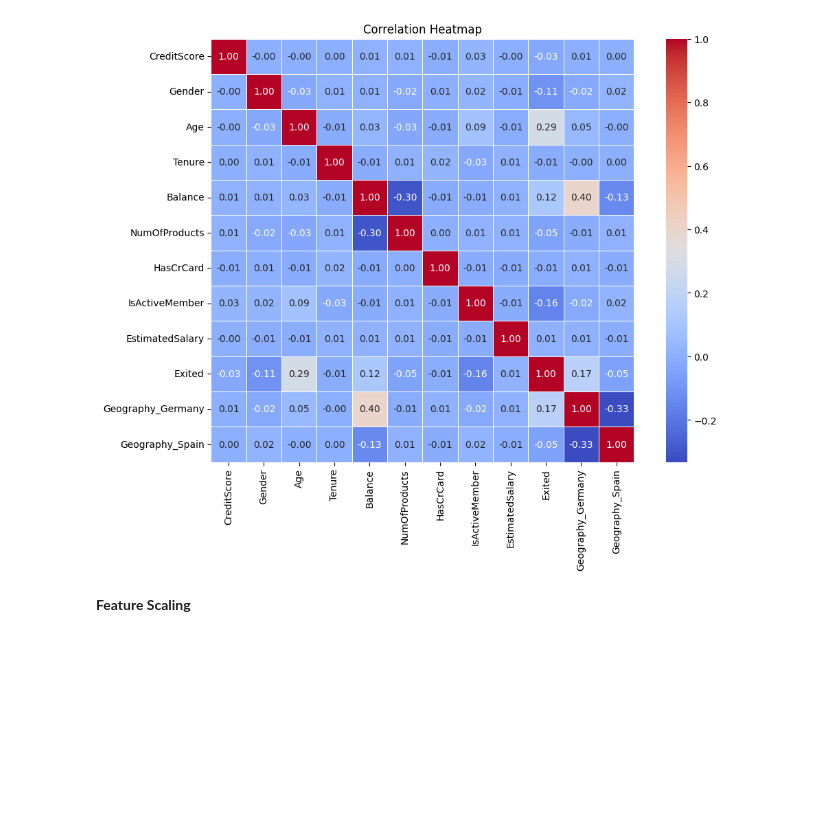
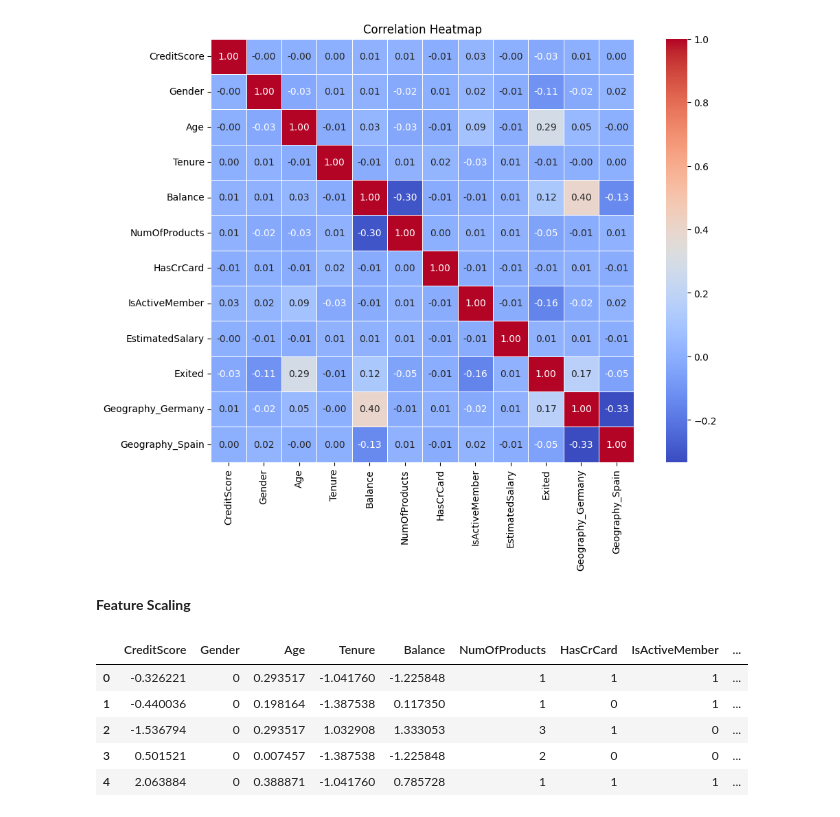
Before and after one commit to athulrj02/Churn-Modelling, a Jupyter notebook: py-code.ipynb, the cells around one changed output. Saved outputs shown, nothing was run; the diff lists cells and outputs as text; code cells hidden in the pictures; blank space fills up the shorter version.

```diff
--- a/py-code.ipynb
+++ b/py-code.ipynb
@@ -164,3 +164,19 @@ plt.show()
 [figure]
 # %% [markdown]
 **Feature Scaling**
+# %%
+# Columns to scale
+num_cols = ['CreditScore', 'Age', 'Tenure', 'Balance', 'EstimatedSalary']
+scaler = StandardScaler()
+
+# Fit and transform numerical columns
+df[num_cols] = scaler.fit_transform(df[num_cols])
+# %%
+df.head()
+# %% [output]
+|  | CreditScore | Gender | Age | Tenure | Balance | NumOfProducts | HasCrCard | IsActiveMember | ... |
+| 0 | -0.326221 | 0 | 0.293517 | -1.041760 | -1.225848 | 1 | 1 | 1 | ... |
+| 1 | -0.440036 | 0 | 0.198164 | -1.387538 | 0.117350 | 1 | 0 | 1 | ... |
+| 2 | -1.536794 | 0 | 0.293517 | 1.032908 | 1.333053 | 3 | 1 | 0 | ... |
+| 3 | 0.501521 | 0 | 0.007457 | -1.387538 | -1.225848 | 2 | 0 | 0 | ... |
+| 4 | 2.063884 | 0 | 0.388871 | -1.041760 | 0.785728 | 1 | 1 | 1 | ... |
```
